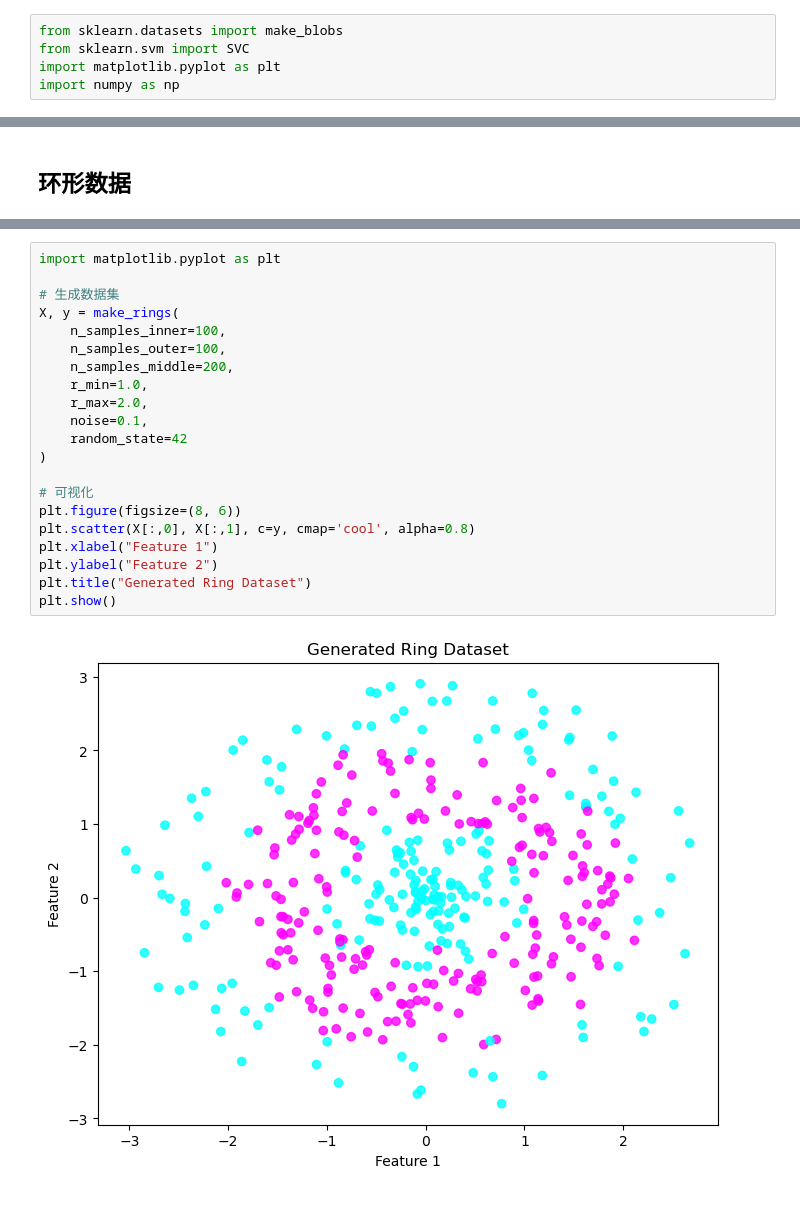
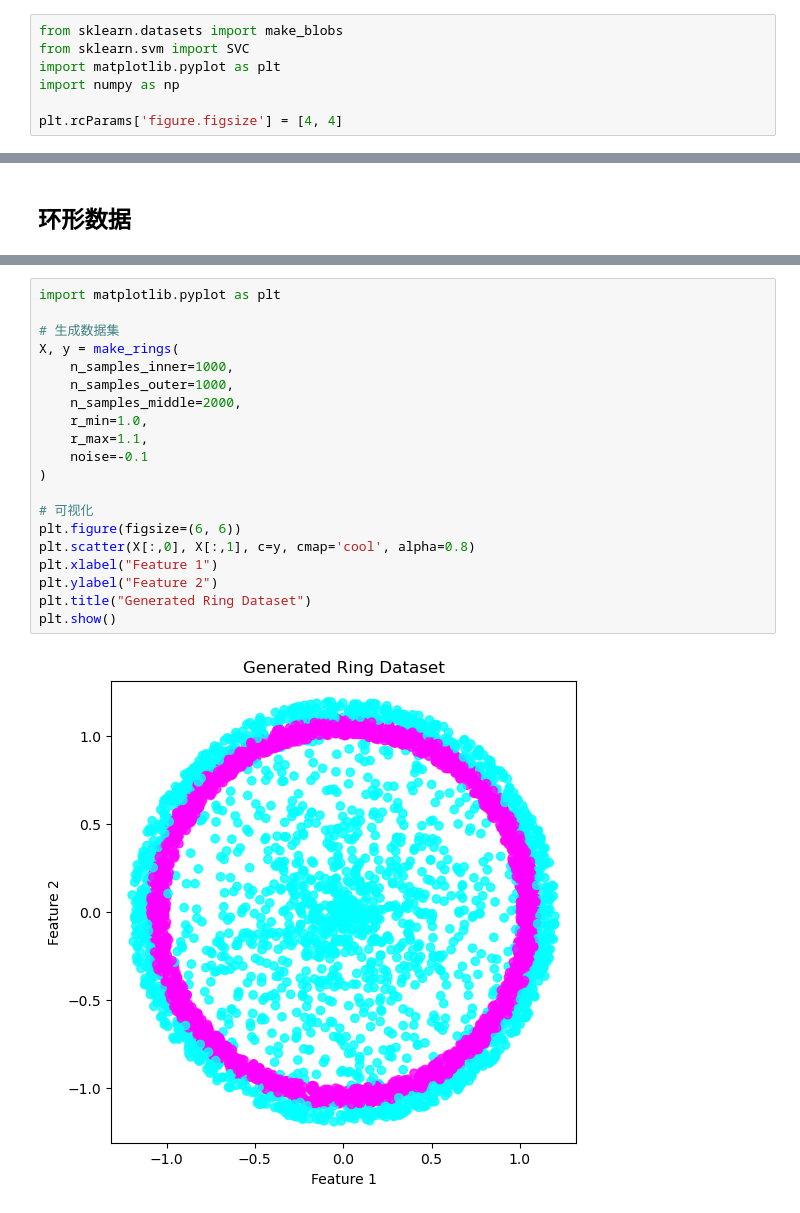
Before and after one commit to luyuxuan98/svm, a Jupyter notebook: svm.ipynb, the cells around one changed output, grey strips where cells are left out. Cells and saved outputs as stored; diff of their text form.

```diff
--- a/svm.ipynb
+++ b/svm.ipynb
@@ -9,6 +9,8 @@ from sklearn.datasets import make_blobs
 from sklearn.svm import SVC
 import matplotlib.pyplot as plt
 import numpy as np
+
+plt.rcParams['figure.figsize'] = [4, 4]
 # %%
 def plot_svc_decision_function(model, ax=None):
     if ax is None:
@@ -281,23 +273,22 @@ X, y
 # %%
 import matplotlib.pyplot as plt
 
 # 生成数据集
 X, y = make_rings(
-    n_samples_inner=100,
-    n_samples_outer=100,
-    n_samples_middle=200,
+    n_samples_inner=1000,
+    n_samples_outer=1000,
+    n_samples_middle=2000,
     r_min=1.0,
-    r_max=2.0,
-    noise=0.1,
-    random_state=42
+    r_max=1.1,
+    noise=-0.1
 )
 
 # 可视化
-plt.figure(figsize=(8, 6))
+plt.figure(figsize=(6, 6))
 plt.scatter(X[:,0], X[:,1], c=y, cmap='cool', alpha=0.8)
 plt.xlabel("Feature 1")
 plt.ylabel("Feature 2")
 plt.title("Generated Ring Dataset")
 plt.show()
 # %% [output]
-[figure, old version]
+[figure, new version]
```
Also changed, not shown: parts of 18 cells of this notebook, 1 other file.
